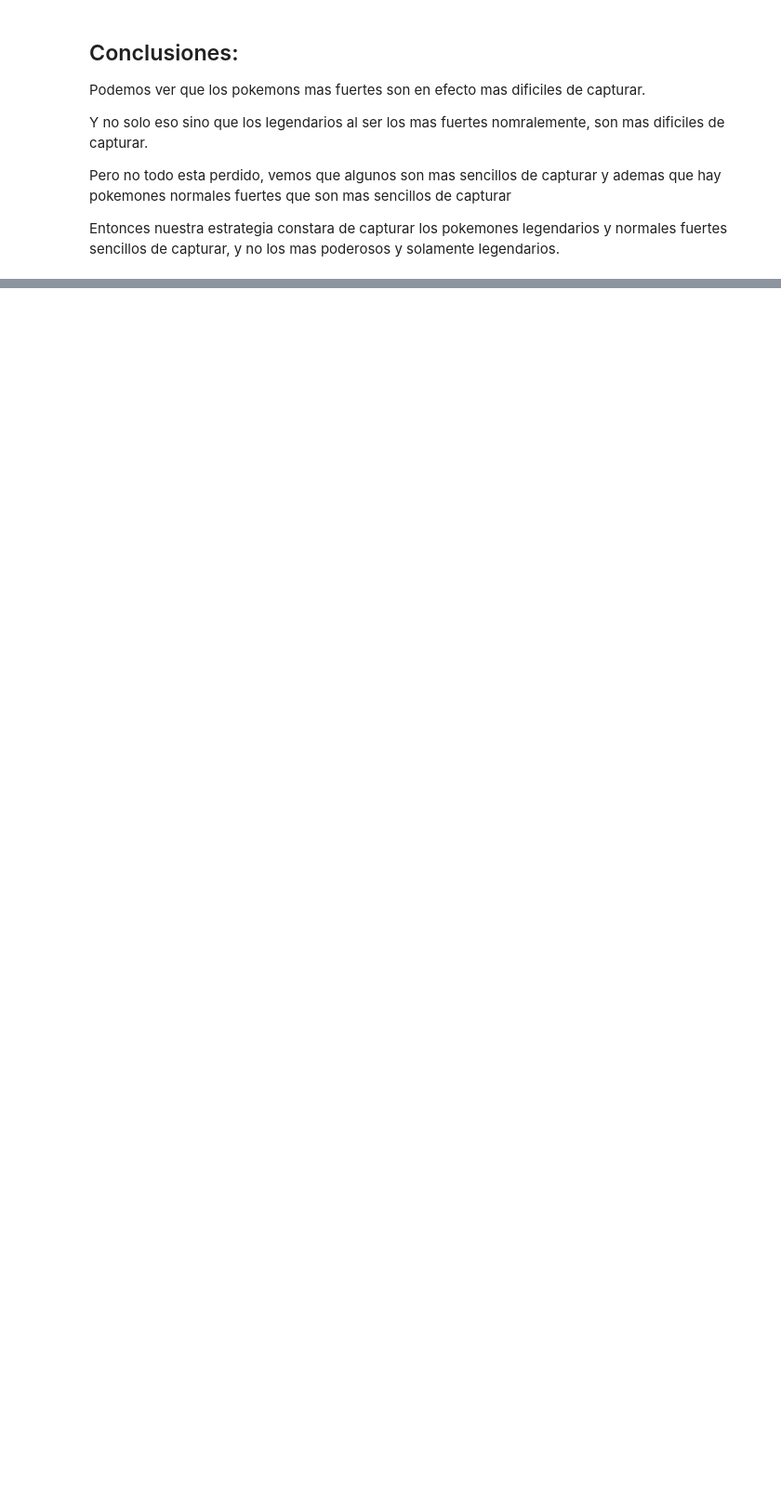
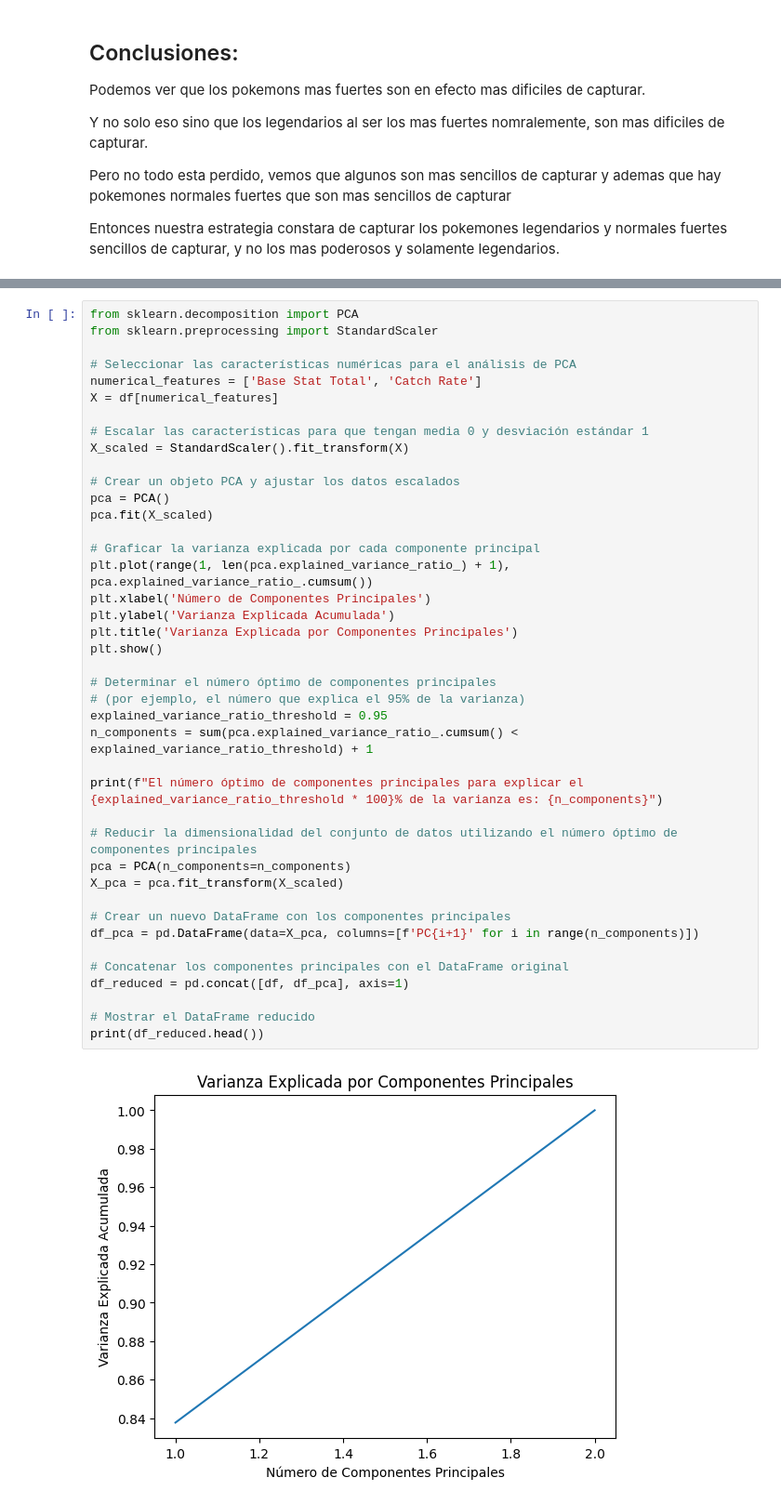
Before and after one commit to FrancescoGazzani/CoderDS1, a Jupyter notebook: ProyectoDS_ParteI_Gazzani_Pokedex.ipynb, the cells around one changed output, grey strips where cells are left out. Shown at 93% size. Drawn from its saved outputs; the diff is of its cells as text; blank space fills up the shorter version.

```diff
--- a/ProyectoDS_ParteI_Gazzani_Pokedex.ipynb
+++ b/ProyectoDS_ParteI_Gazzani_Pokedex.ipynb
@@ -245,0 +250,43 @@ Entonces nuestra estrategia constara de capturar los pokemones legendarios y nor
+# %%
+from sklearn.decomposition import PCA
+from sklearn.preprocessing import StandardScaler
+
+# Seleccionar las características numéricas para el análisis de PCA
+numerical_features = ['Base Stat Total', 'Catch Rate']
+X = df[numerical_features]
+
+# Escalar las características para que tengan media 0 y desviación estándar 1
+X_scaled = StandardScaler().fit_transform(X)
+
+# Crear un objeto PCA y ajustar los datos escalados
+pca = PCA()
+pca.fit(X_scaled)
+
+# Graficar la varianza explicada por cada componente principal
+plt.plot(range(1, len(pca.explained_variance_ratio_) + 1), pca.explained_variance_ratio_.cumsum())
+plt.xlabel('Número de Componentes Principales')
+plt.ylabel('Varianza Explicada Acumulada')
+plt.title('Varianza Explicada por Componentes Principales')
+plt.show()
+
+# Determinar el número óptimo de componentes principales
+# (por ejemplo, el número que explica el 95% de la varianza)
+explained_variance_ratio_threshold = 0.95
+n_components = sum(pca.explained_variance_ratio_.cumsum() < explained_variance_ratio_threshold) + 1
+
+print(f"El número óptimo de componentes principales para explicar el {explained_variance_ratio_threshold * 100}% de la varianza es: {n_components}")
+
+# Reducir la dimensionalidad del conjunto de datos utilizando el número óptimo de componentes principales
+pca = PCA(n_components=n_components)
+X_pca = pca.fit_transform(X_scaled)
+
+# Crear un nuevo DataFrame con los componentes principales
+df_pca = pd.DataFrame(data=X_pca, columns=[f'PC{i+1}' for i in range(n_components)])
+
+# Concatenar los componentes principales con el DataFrame original
+df_reduced = pd.concat([df, df_pca], axis=1)
+
+# Mostrar el DataFrame reducido
+print(df_reduced.head())
+# %% [output]
+[figure, added]
```
Also changed, not shown: parts of 18 cells of this notebook.
